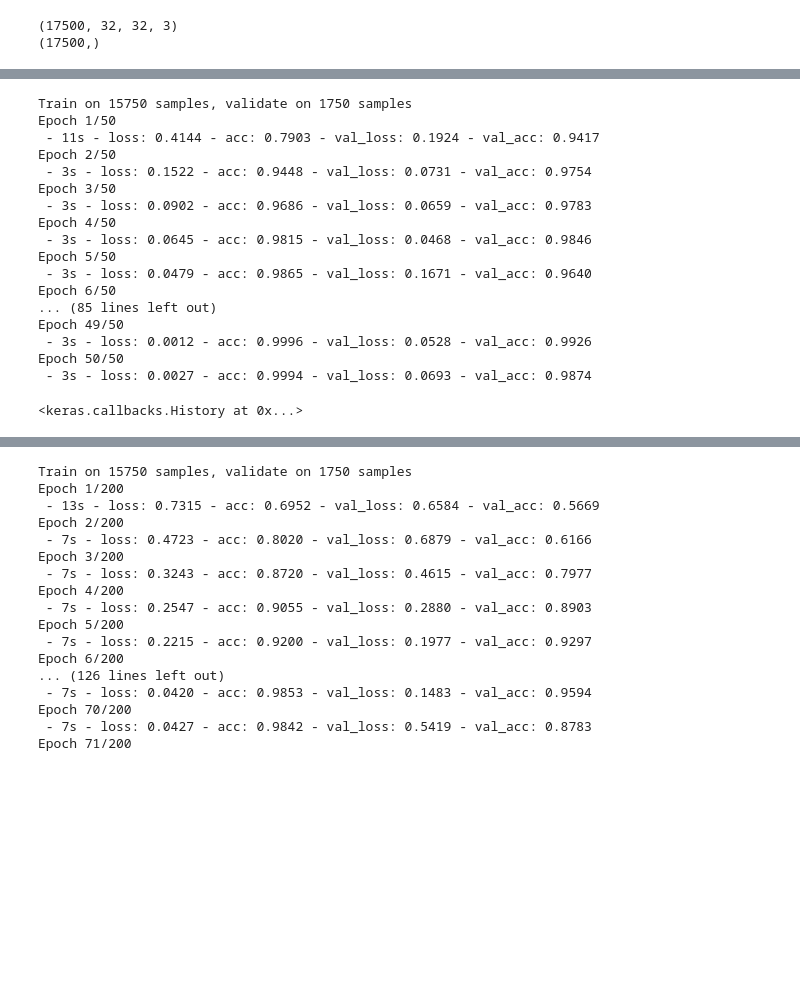
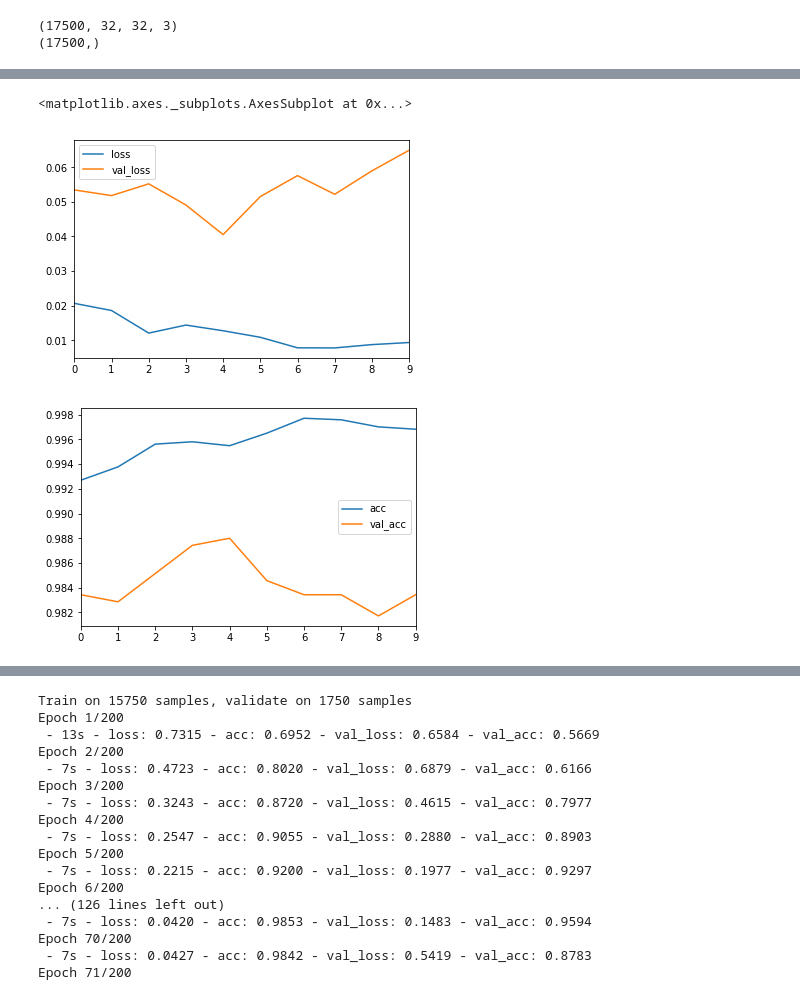
Before and after one commit to redman157/HocML, a Jupyter notebook: object_cactus.ipynb, the cells around one changed output, grey strips where cells are left out. Cells and saved outputs as stored; diff of their text form; code cells hidden in the pictures; blank space fills up the shorter version.

```diff
--- a/object_cactus.ipynb
+++ b/object_cactus.ipynb
@@ -236,3 +247,3 @@ model1.compile(loss='binary_crossentropy',
               metrics=['accuracy'])
 # %%
-model.fit(X_tr,y_tr, validation_split=0.1, batch_size = 128, epochs=50, verbose= 2, shuffle=True)
+b = model.fit(X_tr,y_tr, validation_split=0.1, batch_size = 16, epochs=10, verbose= 2, shuffle=True)
@@ -239,3 +268,15 @@ model.fit(X_tr,y_tr, validation_split=0.1, batch_size = 128, epochs=50, verbose=
+# %%
+import json
+with open('model.json', 'w' ) as f:
+  json.dump('model.model', f)
+
+history_df = pd.DataFrame(b.history)
+history_df[['loss', 'val_loss']].plot()
+history_df[['acc', 'val_acc']].plot()
+# %% [output]
+<matplotlib.axes._subplots.AxesSubplot at 0x...>
+[figure, added]
+[figure, added]
 # %%
 def VGGnet_16():
     model = Sequential()
@@ -276,26 +321,7 @@ def VGGnet_16():
     return model
 # %%
-model = build_model()
-model.compile(loss= 'binary_crossentropy',
-              optimizer = optimizers.adam(lr= 0.0001),
-             metrics=['accuracy'])
-model.fit(X_tr,y_tr, validation_split=0.1, batch_size = 64, epochs=50, verbose= 2, shuffle=True)
+model2 = VGGnet_16()
+model2.compile(loss='binary_crossentropy',
+              optimizer=Adam(lr=0.001),
+              metrics=['accuracy'])
+c = model2.fit(X_tr,y_tr, validation_split=0.1, batch_size = 127, epochs=10, verbose= 2, shuffle=True)
-# %% [output]
-Train on 15750 samples, validate on 1750 samples
-Epoch 1/50
- - 11s - loss: 0.4144 - acc: 0.7903 - val_loss: 0.1924 - val_acc: 0.9417
-Epoch 2/50
- - 3s - loss: 0.1522 - acc: 0.9448 - val_loss: 0.0731 - val_acc: 0.9754
-Epoch 3/50
- - 3s - loss: 0.0902 - acc: 0.9686 - val_loss: 0.0659 - val_acc: 0.9783
-Epoch 4/50
- - 3s - loss: 0.0645 - acc: 0.9815 - val_loss: 0.0468 - val_acc: 0.9846
-Epoch 5/50
- - 3s - loss: 0.0479 - acc: 0.9865 - val_loss: 0.1671 - val_acc: 0.9640
-Epoch 6/50
-... (85 lines left out)
-Epoch 49/50
- - 3s - loss: 0.0012 - acc: 0.9996 - val_loss: 0.0528 - val_acc: 0.9926
-Epoch 50/50
- - 3s - loss: 0.0027 - acc: 0.9994 - val_loss: 0.0693 - val_acc: 0.9874
-<keras.callbacks.History at 0x...>
```
Also changed, not shown: parts of 17 cells of this notebook.
